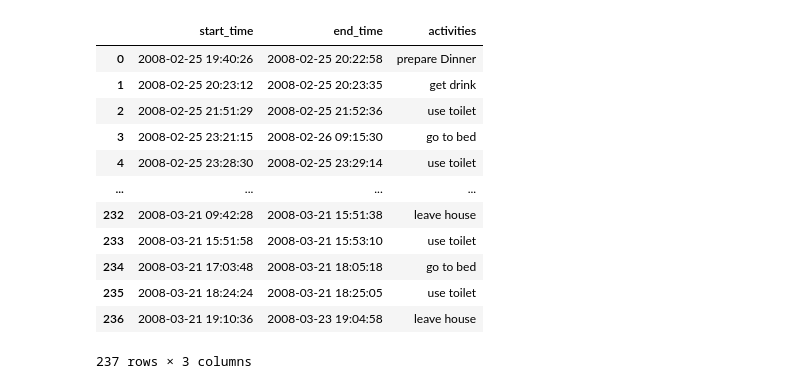
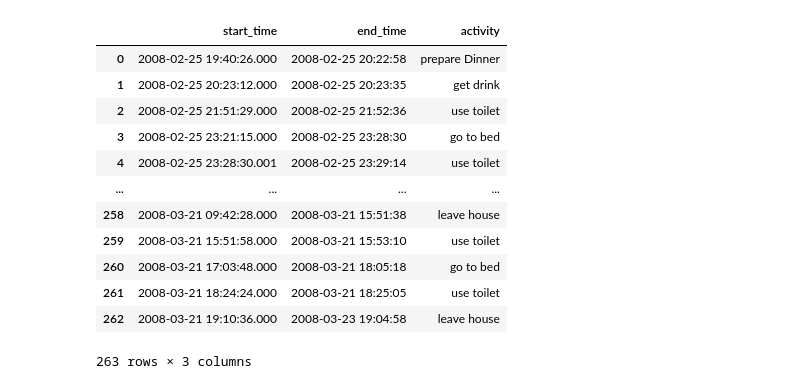
Before and after one commit to tcsvn/pyadlml, a Jupyter notebook: notebooks/kasteren.ipynb, the cells around one changed output. Cells and saved outputs as stored; diff of their text form; code cells hidden in the pictures.

```diff
--- a/notebooks/kasteren.ipynb
+++ b/notebooks/kasteren.ipynb
@@ -11,18 +12,19 @@ data = kasteren.load(sensorData, activityData)
 # %%
 # print the dataframe
 
-data.df_activities
+act = data.df_activities
+act
 # %% [output]
-|  | start_time | end_time | activities |
-| 0 | 2008-02-25 19:40:26 | 2008-02-25 20:22:58 | prepare Dinner |
-| 1 | 2008-02-25 20:23:12 | 2008-02-25 20:23:35 | get drink |
-| 2 | 2008-02-25 21:51:29 | 2008-02-25 21:52:36 | use toilet |
-| 3 | 2008-02-25 23:21:15 | 2008-02-26 09:15:30 | go to bed |
-| 4 | 2008-02-25 23:28:30 | 2008-02-25 23:29:14 | use toilet |
+|  | start_time | end_time | activity |
+| 0 | 2008-02-25 19:40:26.000 | 2008-02-25 20:22:58 | prepare Dinner |
+| 1 | 2008-02-25 20:23:12.000 | 2008-02-25 20:23:35 | get drink |
+| 2 | 2008-02-25 21:51:29.000 | 2008-02-25 21:52:36 | use toilet |
+| 3 | 2008-02-25 23:21:15.000 | 2008-02-25 23:28:30 | go to bed |
+| 4 | 2008-02-25 23:28:30.001 | 2008-02-25 23:29:14 | use toilet |
 | ... | ... | ... | ... |
-| 232 | 2008-03-21 09:42:28 | 2008-03-21 15:51:38 | leave house |
-| 233 | 2008-03-21 15:51:58 | 2008-03-21 15:53:10 | use toilet |
-| 234 | 2008-03-21 17:03:48 | 2008-03-21 18:05:18 | go to bed |
-| 235 | 2008-03-21 18:24:24 | 2008-03-21 18:25:05 | use toilet |
-| 236 | 2008-03-21 19:10:36 | 2008-03-23 19:04:58 | leave house |
+| 258 | 2008-03-21 09:42:28.000 | 2008-03-21 15:51:38 | leave house |
+| 259 | 2008-03-21 15:51:58.000 | 2008-03-21 15:53:10 | use toilet |
+| 260 | 2008-03-21 17:03:48.000 | 2008-03-21 18:05:18 | go to bed |
+| 261 | 2008-03-21 18:24:24.000 | 2008-03-21 18:25:05 | use toilet |
+| 262 | 2008-03-21 19:10:36.000 | 2008-03-23 19:04:58 | leave house |
-237 rows × 3 columns
+263 rows × 3 columns
```
Also changed, not shown: parts of 6 cells of this notebook, 6 other files.
